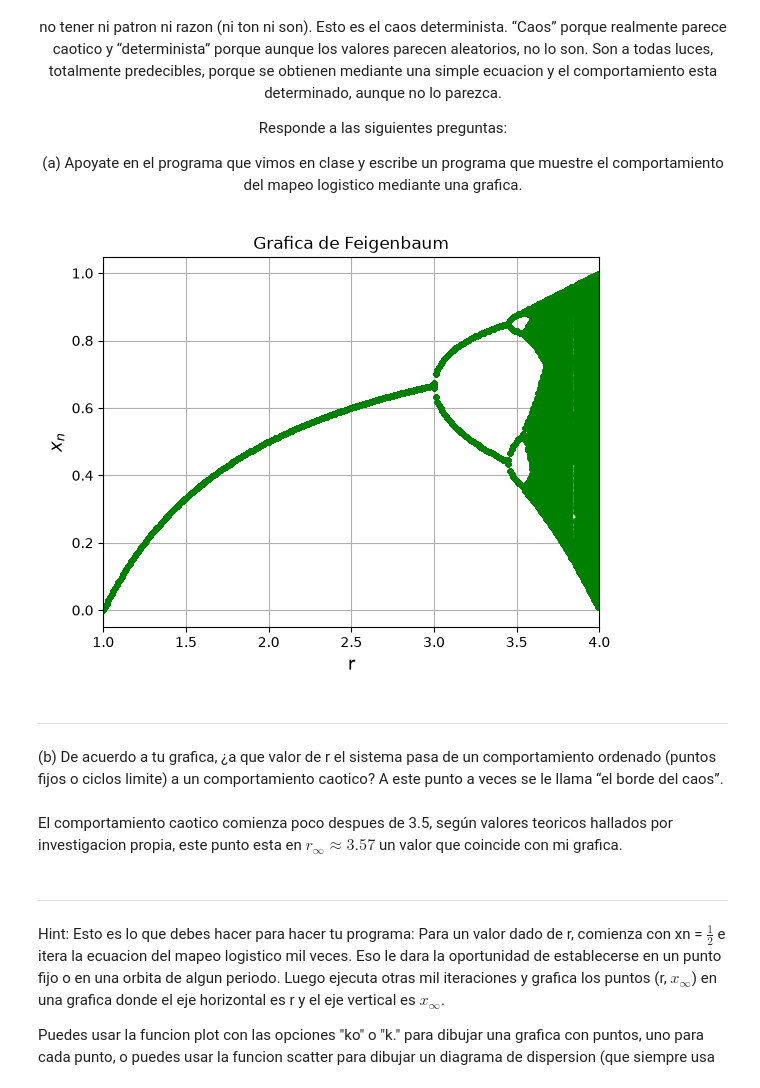
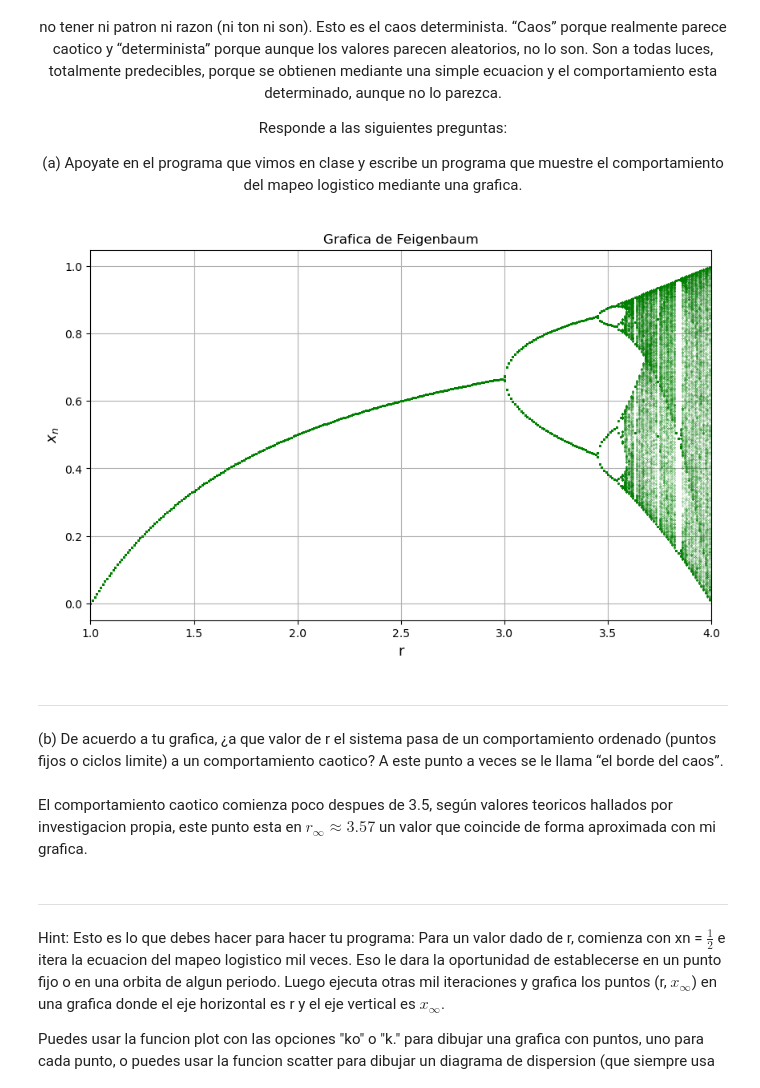
Before and after one commit to SebastianDhamar/RepositorioFisicaComp, a Jupyter notebook: Tareas-Practicas/TareaPractica3.ipynb, the cells around one changed output. Drawn from its saved outputs; the diff is of its cells as text; code cells hidden in the pictures.

```diff
--- a/Tareas-Practicas/TareaPractica3.ipynb
+++ b/Tareas-Practicas/TareaPractica3.ipynb
@@ -141,33 +141,34 @@ Responde a las siguientes preguntas:
 # %%
 import matplotlib.pyplot as plt
 import numpy as np
 
 ran=np.arange(1,4,0.01)
 
 R=[]
 Feig=[]
 for r in ran:
     xn=0.5
     for _ in range(1000):
         xn = r * xn * (1.0 - xn)
     for _ in range(1000):
         xn = r * xn * (1.0 - xn)
         Feig.append(xn)
         R.append(r)
 
-plt.plot(R, Feig, '.',color="green")
+plt.figure(figsize=(10, 6))
+plt.plot(R, Feig, 'g.', markersize=0.2)
 plt.title("Grafica de Feigenbaum")
-xlabel("r",fontsize=13)
-ylabel("$x_n$",fontsize=13)
+plt.xlabel("r",fontsize=13)
+plt.ylabel("$x_n$",fontsize=13)
 plt.xlim(1.0, 4.0)
 plt.grid()
 # %% [output]
-[figure, old version]
+[figure, new version]
 # %% [markdown]
 ---
 (b) De acuerdo a tu grafica, ¿a que valor de r el sistema pasa de un comportamiento ordenado (puntos fijos o ciclos limite) a un comportamiento caotico? A este punto a veces se le llama “el borde del caos”.
 # %% [markdown]
-El comportamiento caotico comienza poco despues de 3.5, según valores teoricos hallados por investigacion propia, este punto esta en $r_∞ \approx 3.57$ un valor que coincide con mi grafica.
+El comportamiento caotico comienza poco despues de 3.5, según valores teoricos hallados por investigacion propia, este punto esta en $r_∞ \approx 3.57$ un valor que coincide de forma aproximada con mi grafica.
 # %% [markdown]
 ---
 Hint: Esto es lo que debes hacer para hacer tu programa: Para un valor dado de r, comienza con xn = $\frac{1}{2}$ e itera la ecuacion del mapeo logistico mil veces. Eso le dara la oportunidad de establecerse en un punto fijo o en una orbita de algun periodo. Luego ejecuta otras mil iteraciones y grafica los puntos (r, $x_∞$) en una grafica donde el eje horizontal es r y el eje vertical es $x_∞$.
```
Also changed, not shown: parts of 6 cells of this notebook, 7 other files.
